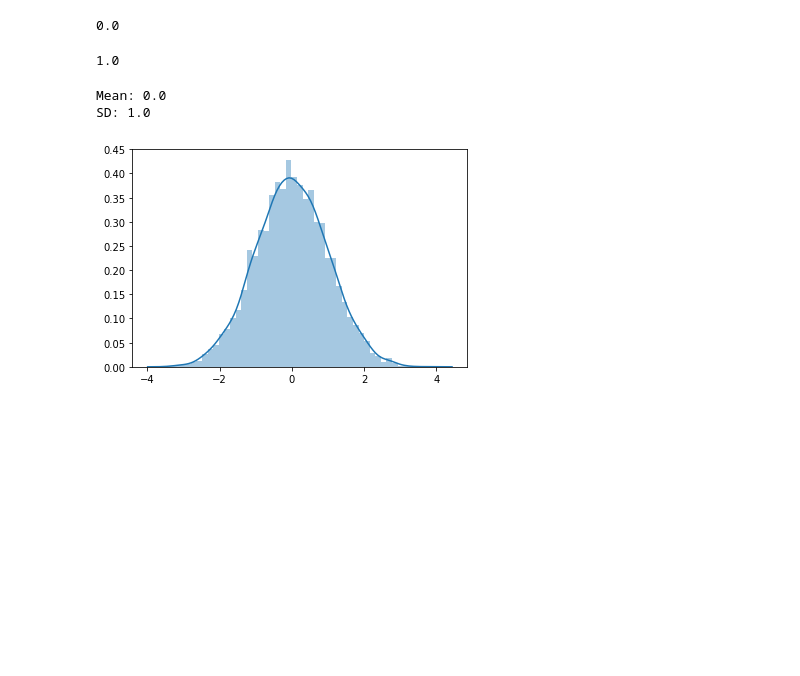
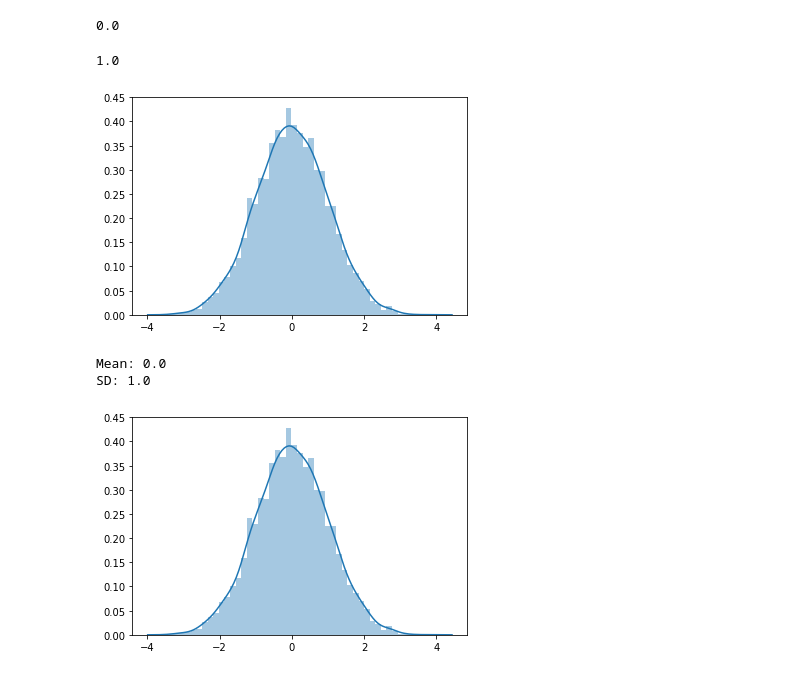
Before and after one commit to cjriggio/dsc-standard-normal-distribution-lab-nyc-ds-career-042219, a Jupyter notebook: index.ipynb, the cells around one changed output. Cells and saved outputs as stored; diff of their text form; code cells hidden in the pictures; blank space fills up the shorter version.

```diff
--- a/index.ipynb
+++ b/index.ipynb
@@ -148,7 +148,9 @@ std_z
 # %% [output]
 1.0
 # %%
-sns.distplot(z_scor)
+sns.distplot(z_scores);
+# %% [output]
+[figure, added]
 # %%
 # Give your solution here
 # %% [output]
```
